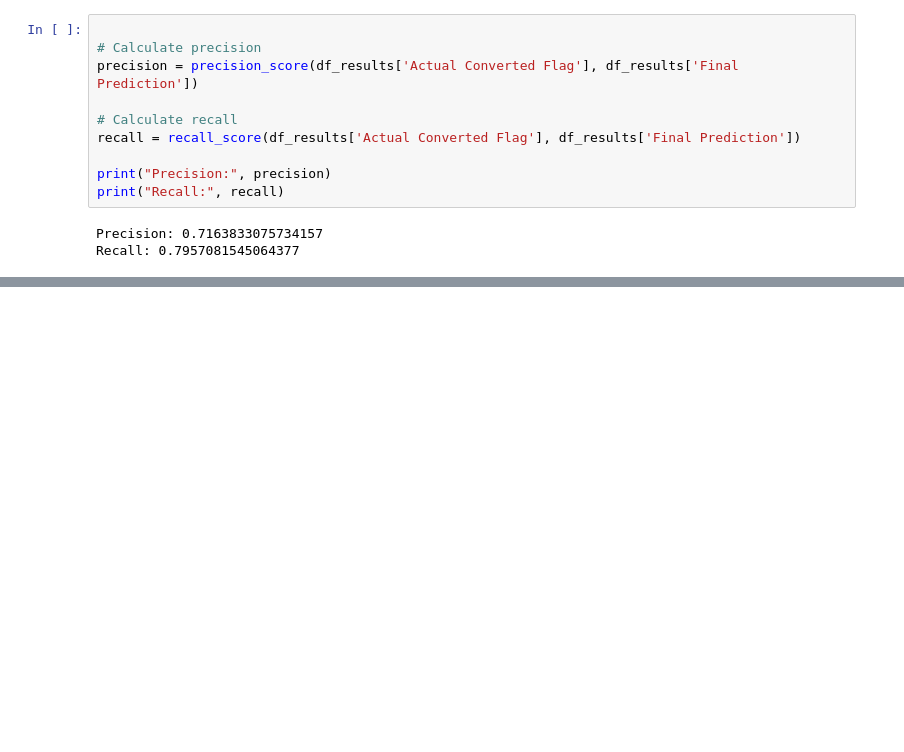
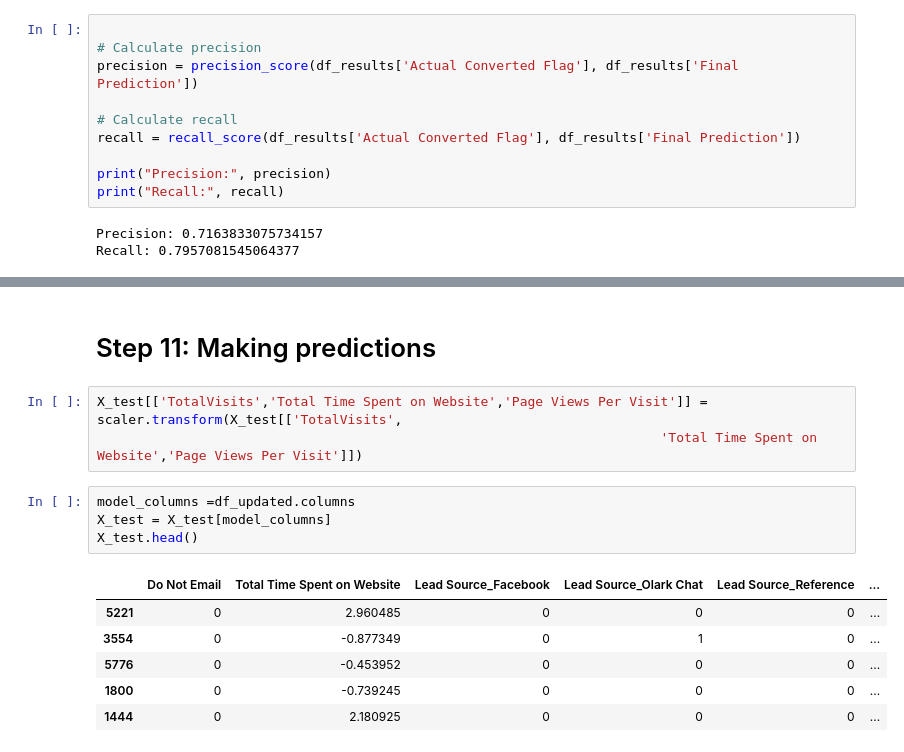
Before and after one commit to kunalworldwide/Lead-Scoring-Case-study, a Jupyter notebook: Lead-scoring-assignments.ipynb, the cells around one changed output, grey strips where cells are left out. Drawn from its saved outputs; the diff is of its cells as text; blank space fills up the shorter version.

```diff
--- a/Lead-scoring-assignments.ipynb
+++ b/Lead-scoring-assignments.ipynb
@@ -1423,0 +1431,16 @@ Recall: 0.7957081545064377
+# %% [markdown]
+<h1>Step 11: Making predictions	</h1>
+# %%
+X_test[['TotalVisits','Total Time Spent on Website','Page Views Per Visit']] = scaler.transform(X_test[['TotalVisits',
+                                                                        'Total Time Spent on Website','Page Views Per Visit']])
+# %%
+model_columns =df_updated.columns
+X_test = X_test[model_columns]
+X_test.head()
+# %% [output]
+|  | Do Not Email | Total Time Spent on Website | Lead Source_Facebook | Lead Source_Olark Chat | Lead Source_Reference | ... |
+| 5221 | 0 | 2.960485 | 0 | 0 | 0 | ... |
+| 3554 | 0 | -0.877349 | 0 | 1 | 0 | ... |
+| 5776 | 0 | -0.453952 | 0 | 0 | 0 | ... |
+| 1800 | 0 | -0.739245 | 0 | 0 | 0 | ... |
+| 1444 | 0 | 2.180925 | 0 | 0 | 0 | ... |
```
Also changed, not shown: parts of 9 cells of this notebook.
